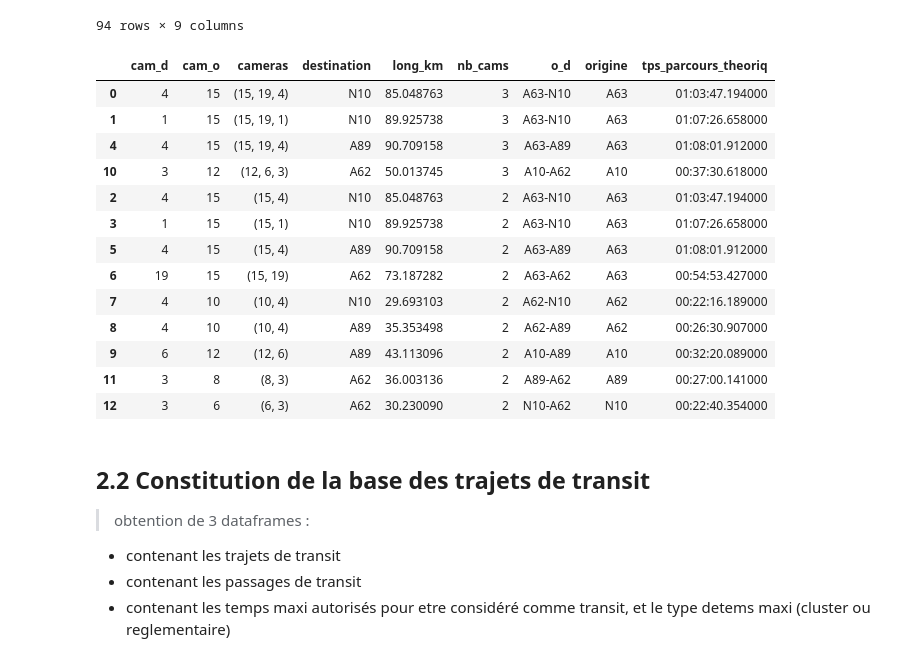
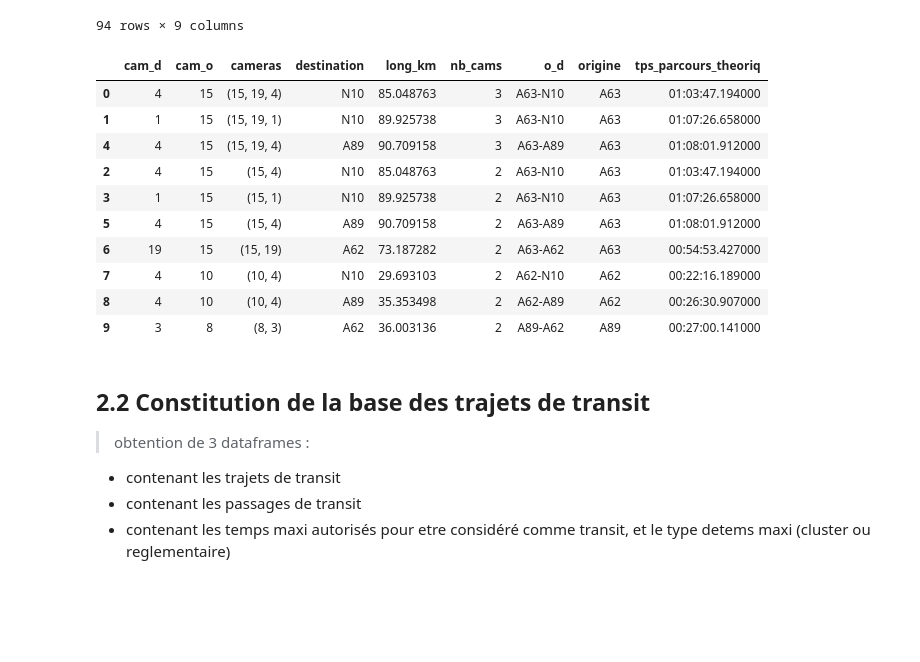
Before and after one commit to nantodevison/lapi, a Jupyter notebook: Carto_Lapi/Analyse/Donnees_brutes.ipynb, the cells around one changed output. Drawn from its saved outputs; the diff is of its cells as text; code cells hidden in the pictures; blank space fills up the shorter version.

```diff
--- a/Carto_Lapi/Analyse/Donnees_brutes.ipynb
+++ b/Carto_Lapi/Analyse/Donnees_brutes.ipynb
@@ -166,40 +163,37 @@ liste_complete_trajet
 # %%
 liste_trajet_incomplet=pd.DataFrame(np.array([[4, 15, (15,19,4), 'N10',85.048763,3,'A63-N10','A63','01:03:47.194000'],
                                               [1, 15, (15,19,1), 'N10',89.925738,3,'A63-N10','A63','01:07:26.658000'],
                                               [4, 15, (15,4), 'N10',85.048763,2,'A63-N10','A63','01:03:47.194000'],
                                               [1, 15, (15,1), 'N10',89.925738,2,'A63-N10','A63','01:07:26.658000'],
                                               [4, 15, (15,19,4), 'A89',90.709158,3,'A63-A89','A63','01:08:01.912000'],
                                               [4, 15, (15,4), 'A89',90.709158,2,'A63-A89','A63','01:08:01.912000'],
                                               [19, 15, (15,19), 'A62',73.187282,2,'A63-A62','A63','00:54:53.427000'],
                                               [4, 10, (10,4), 'N10',29.693103,2,'A62-N10','A62','00:22:16.189000'],
                                               [4, 10, (10,4), 'A89',35.353498,2,'A62-A89','A62','00:26:30.907000'],
                                               [6, 12, (12,6), 'A89',43.113096,2,'A10-A89','A10','00:32:20.089000'],
                                               [3, 12, (12,6,3), 'A62',50.013745,3,'A10-A62','A10','00:37:30.618000'],
                                               [3, 8, (8,3), 'A62',36.003136,2,'A89-A62','A89','00:27:00.141000'],
                                               [3, 6, (6,3), 'A62',30.230090,2,'N10-A62','N10','00:22:40.354000']
                                              ]),
                                     columns=['cam_d', 'cam_o', 'cameras','destination', 'long_km', 'nb_cams','o_d', 'origine', 'tps_parcours_theoriq'])
 #liste_trajet_incomplet.to_json(r'Q:\DAIT\TI\DREAL33\2018\C17SI0073_LAPI\Traitements\python\liste_trajet_incomplet.json', orient='index')
-liste_trajet_incomplet=pd.read_json(r'Q:\DAIT\TI\DREAL33\2018\C17SI0073_LAPI\Traitements\python\liste_trajet_incomplet.json', orient='index')
+liste_trajet_incomplet=pd.read_json(r'E:\Boulot\lapi\liste_trajet_incomplet.json', orient='index')
 liste_trajet_incomplet['cameras']=liste_trajet_incomplet.apply(lambda x : tuple(x['cameras']),axis=1)
 liste_trajet_incomplet['tps_parcours_theoriq']=liste_trajet_incomplet.apply(lambda x : pd.Timedelta(x['tps_parcours_theoriq']),axis=1)
 liste_trajet_incomplet.sort_values('nb_cams', ascending=False, inplace=True)
 liste_trajet_incomplet
 # %% [output]
 |  | cam_d | cam_o | cameras | destination | long_km | nb_cams | o_d | origine | tps_parcours_theoriq |
 | 0 | 4 | 15 | (15, 19, 4) | N10 | 85.048763 | 3 | A63-N10 | A63 | 01:03:47.194000 |
 | 1 | 1 | 15 | (15, 19, 1) | N10 | 89.925738 | 3 | A63-N10 | A63 | 01:07:26.658000 |
 | 4 | 4 | 15 | (15, 19, 4) | A89 | 90.709158 | 3 | A63-A89 | A63 | 01:08:01.912000 |
-| 10 | 3 | 12 | (12, 6, 3) | A62 | 50.013745 | 3 | A10-A62 | A10 | 00:37:30.618000 |
 | 2 | 4 | 15 | (15, 4) | N10 | 85.048763 | 2 | A63-N10 | A63 | 01:03:47.194000 |
 | 3 | 1 | 15 | (15, 1) | N10 | 89.925738 | 2 | A63-N10 | A63 | 01:07:26.658000 |
 | 5 | 4 | 15 | (15, 4) | A89 | 90.709158 | 2 | A63-A89 | A63 | 01:08:01.912000 |
 | 6 | 19 | 15 | (15, 19) | A62 | 73.187282 | 2 | A63-A62 | A63 | 00:54:53.427000 |
 | 7 | 4 | 10 | (10, 4) | N10 | 29.693103 | 2 | A62-N10 | A62 | 00:22:16.189000 |
 | 8 | 4 | 10 | (10, 4) | A89 | 35.353498 | 2 | A62-A89 | A62 | 00:26:30.907000 |
-| 9 | 6 | 12 | (12, 6) | A89 | 43.113096 | 2 | A10-A89 | A10 | 00:32:20.089000 |
-| 11 | 3 | 8 | (8, 3) | A62 | 36.003136 | 2 | A89-A62 | A89 | 00:27:00.141000 |
-| 12 | 3 | 6 | (6, 3) | A62 | 30.230090 | 2 | N10-A62 | N10 | 00:22:40.354000 |
+| 9 | 3 | 8 | (8, 3) | A62 | 36.003136 | 2 | A89-A62 | A89 | 00:27:00.141000 |
 # %% [markdown]
 ## 2.2 Constitution de la base des trajets de transit
 >obtention de 3 dataframes :
```
Also changed, not shown: parts of 11 cells of this notebook, 1 other file.
